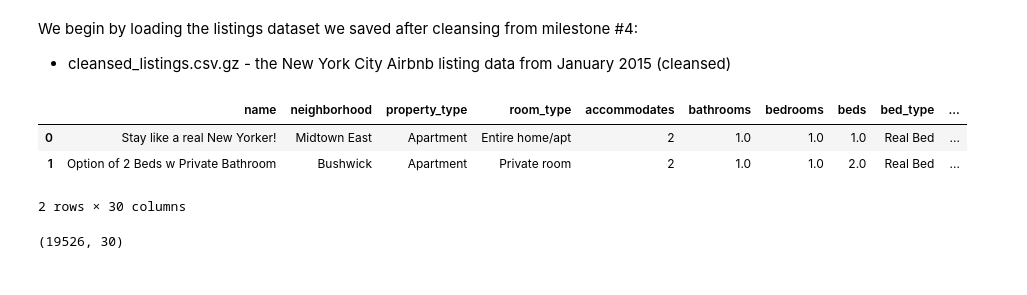
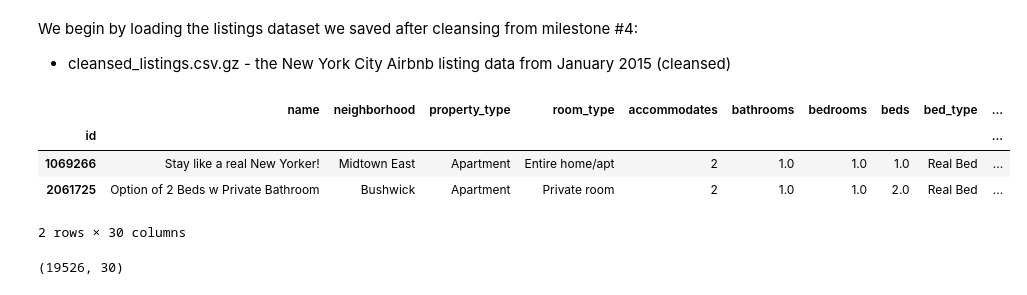
Before and after one commit to vijay4321/cs109AAirbnbProject, a Jupyter notebook: Camera-Murray-Garg-Thangella_CS109A_Project_Final_Report_pt3_text_analysis.ipynb, the cells around one changed output. Cells and saved outputs as stored; diff of their text form; code cells hidden in the pictures.

```diff
--- a/Camera-Murray-Garg-Thangella_CS109A_Project_Final_Report_pt3_text_analysis.ipynb
+++ b/Camera-Murray-Garg-Thangella_CS109A_Project_Final_Report_pt3_text_analysis.ipynb
@@ -30,14 +30,15 @@ We begin by loading the listings dataset we saved after cleansing from milestone
 - cleansed_listings.csv.gz - the New York City Airbnb listing data from January 2015 (cleansed)
 # %%
 # load listings data into a pandas df
-listingsDF = pd.read_csv (  './datasets/cleansed_listings_with_target.tab.gz', sep = '\t', compression = 'gzip' )
+listingsDF = pd.read_csv (  './datasets/cleansed_listings_with_target.tab.gz', sep = '\t', index_col = 'id', compression = 'gzip' )
 
 # display the first two rows
 listingsDF.head ( n = 2 )
 # %% [output]
 |  | name | neighborhood | property_type | room_type | accommodates | bathrooms | bedrooms | beds | bed_type | ... |
-| 0 | Stay like a real New Yorker! | Midtown East | Apartment | Entire home/apt | 2 | 1.0 | 1.0 | 1.0 | Real Bed | ... |
-| 1 | Option of 2 Beds w Private Bathroom | Bushwick | Apartment | Private room | 2 | 1.0 | 1.0 | 2.0 | Real Bed | ... |
+| id |  |  |  |  |  |  |  |  |  | ... |
+| 1069266 | Stay like a real New Yorker! | Midtown East | Apartment | Entire home/apt | 2 | 1.0 | 1.0 | 1.0 | Real Bed | ... |
+| 2061725 | Option of 2 Beds w Private Bathroom | Bushwick | Apartment | Private room | 2 | 1.0 | 1.0 | 2.0 | Real Bed | ... |
 2 rows × 30 columns
 # %%
 listingsDF.shape
```
Also changed, not shown: 4 other files.
